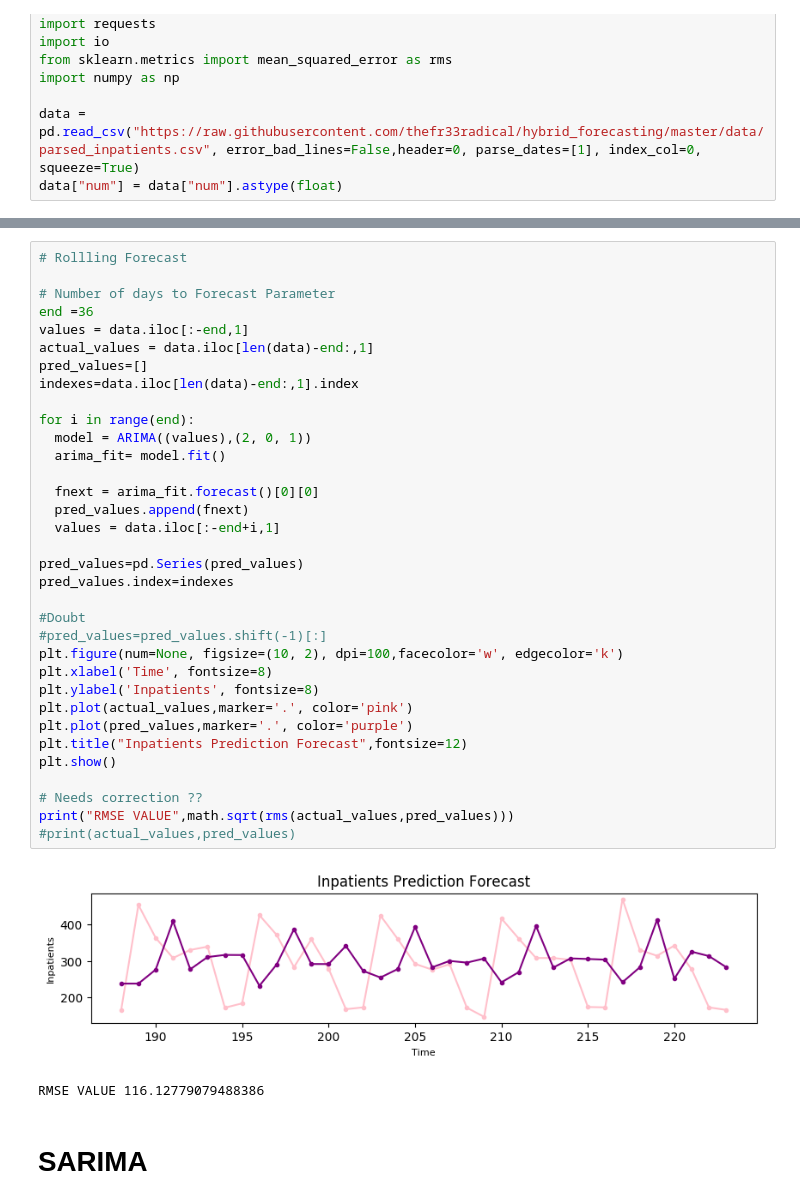
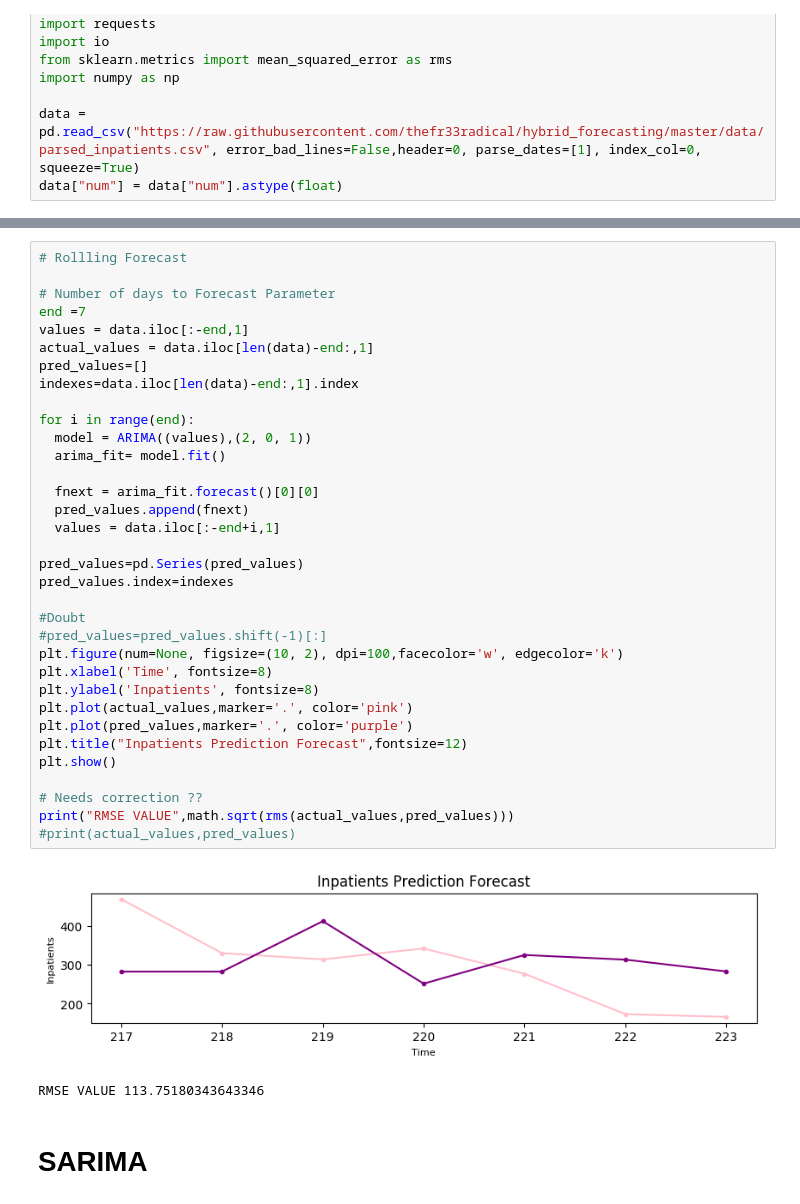
Before and after one commit to thefr33radical/hybrid_forecasting, a Jupyter notebook: code/models.ipynb, the cells around one changed output, grey strips where cells are left out. Drawn from its saved outputs; the diff is of its cells as text.

```diff
--- a/code/models.ipynb
+++ b/code/models.ipynb
@@ -154,39 +162,39 @@ MA.1           -2.6104           +0.0000j            2.6104            0.5000
 # Rollling Forecast
 
 # Number of days to Forecast Parameter
-end =36
+end =7
 values = data.iloc[:-end,1]
 actual_values = data.iloc[len(data)-end:,1]
 pred_values=[]
 indexes=data.iloc[len(data)-end:,1].index
 
 for i in range(end):
   model = ARIMA((values),(2, 0, 1))
   arima_fit= model.fit()
 
   fnext = arima_fit.forecast()[0][0]
   pred_values.append(fnext)
   values = data.iloc[:-end+i,1]
 
 pred_values=pd.Series(pred_values)
 pred_values.index=indexes
 
 #Doubt
 #pred_values=pred_values.shift(-1)[:]
 plt.figure(num=None, figsize=(10, 2), dpi=100,facecolor='w', edgecolor='k')
 plt.xlabel('Time', fontsize=8)
 plt.ylabel('Inpatients', fontsize=8)
 plt.plot(actual_values,marker='.', color='pink')
 plt.plot(pred_values,marker='.', color='purple')
 plt.title("Inpatients Prediction Forecast",fontsize=12)
 plt.show()
 
 # Needs correction ??
 print("RMSE VALUE",math.sqrt(rms(actual_values,pred_values)))
 #print(actual_values,pred_values)
 # %% [output]
-[figure, old version]
+[figure, new version]
-RMSE VALUE 116.12779079488386
+RMSE VALUE 113.75180343643346
 # %% [markdown]
 # SARIMA
 # %%
```
Also changed, not shown: parts of 4 cells of this notebook.
